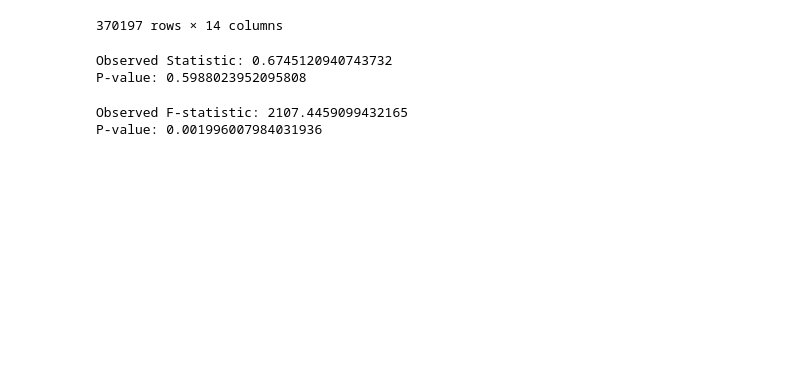
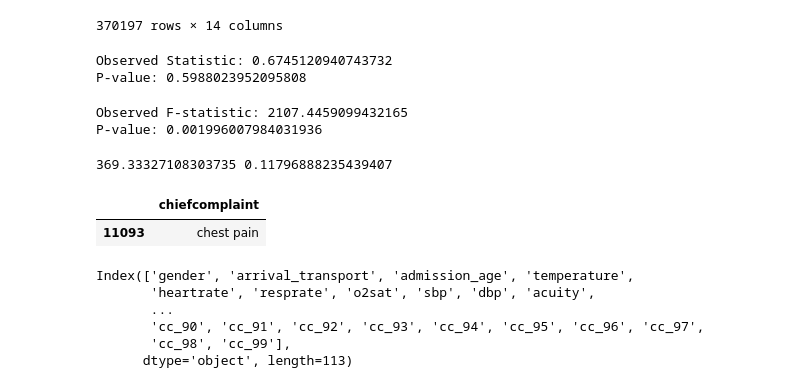
Before and after one commit to ewiesner/Emergency-Department-Wait-Times-, a Jupyter notebook: linear_regression.ipynb, the cells around one changed output. Saved outputs shown, nothing was run; the diff lists cells and outputs as text; code cells hidden in the pictures; blank space fills up the shorter version.

```diff
--- a/linear_regression.ipynb
+++ b/linear_regression.ipynb
@@ -173,0 +200,24 @@ P-value: 0.001996007984031936
+# %%
+xgb_pipeline.fit(X, y)
+y_pred_xgb = xgb_pipeline.predict(X)
+rmse_xgb = root_mean_squared_error(y, y_pred_xgb)
+r2_xgb = r2_score(y, y_pred_xgb)
+print(rmse_xgb, r2_xgb)
+# %% [output]
+369.33327108303735 0.11796888235439407
+# %%
+chief_complaint
+chief_chest = chief_complaint[chief_complaint['chiefcomplaint'] == 'chest pain']
+chief_chest
+# %% [output]
+|  | chiefcomplaint |
+| 11093 | chest pain |
+# %%
+train.columns
+# %% [output]
+Index(['gender', 'arrival_transport', 'admission_age', 'temperature',
+       'heartrate', 'resprate', 'o2sat', 'sbp', 'dbp', 'acuity',
+       ...
+       'cc_90', 'cc_91', 'cc_92', 'cc_93', 'cc_94', 'cc_95', 'cc_96', 'cc_97',
+       'cc_98', 'cc_99'],
+      dtype='object', length=113)
```
Also changed, not shown: parts of 13 cells of this notebook, 3 other files.
